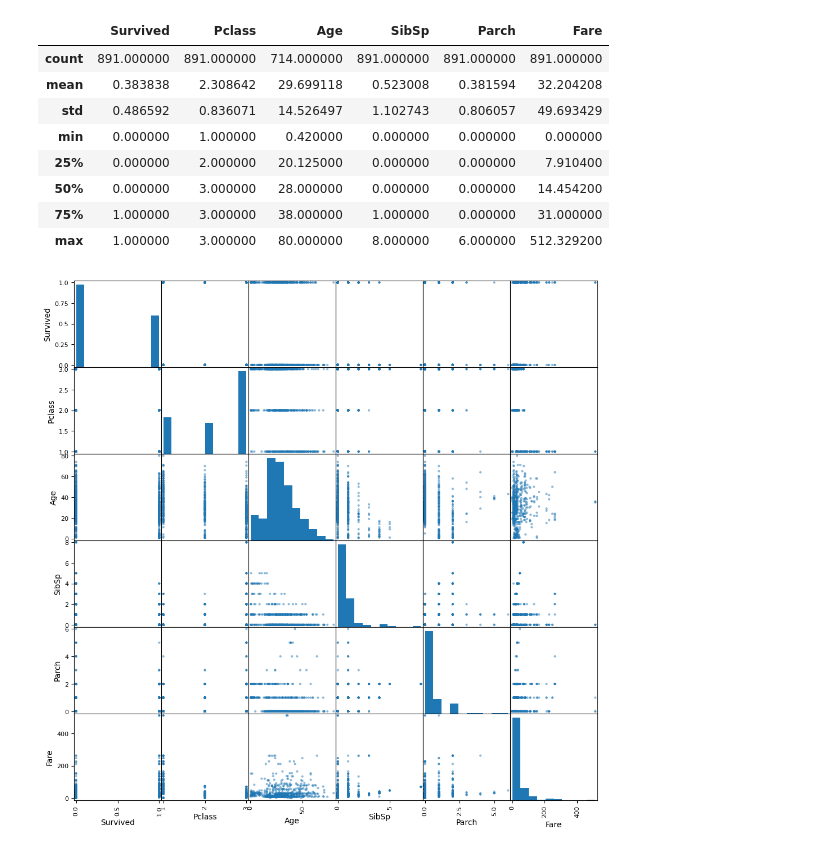
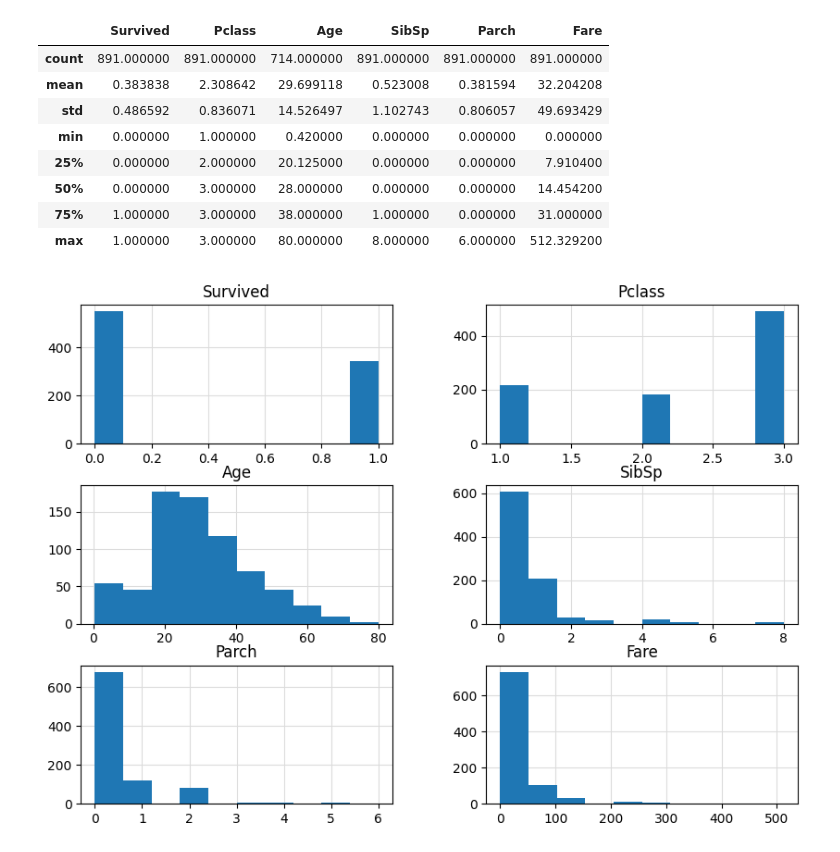
Before and after one commit to mldcastro/kaggle, a Jupyter notebook: src/explore_data.ipynb, the cells around one changed output. Drawn from its saved outputs; the diff is of its cells as text; code cells hidden in the pictures.

Commit message:
Add more plots to explore_data.ipynb

```diff
--- a/src/explore_data.ipynb
+++ b/src/explore_data.ipynb
@@ -79,18 +79,11 @@ train_df.describe()
 | 50% | 0.000000 | 3.000000 | 28.000000 | 0.000000 | 0.000000 | 14.454200 |
 | 75% | 1.000000 | 3.000000 | 38.000000 | 1.000000 | 0.000000 | 31.000000 |
 | max | 1.000000 | 3.000000 | 80.000000 | 8.000000 | 6.000000 | 512.329200 |
-# %%
-from pandas.plotting import scatter_matrix
-
-_NUMERIC_COLUMNS = train_df.select_dtypes(include="number").columns
-_NUM_NUMERIC_COLUMNS = _NUMERIC_COLUMNS.size
-
-fig = scatter_matrix(
-    train_df[_NUMERIC_COLUMNS],
-    figsize=(_NUM_NUMERIC_COLUMNS * 2, _NUM_NUMERIC_COLUMNS * 2),
-    grid=True,
-)
-
-# fig
-# %% [output]
-[figure, removed]
+# %%
+axes = train_df.hist(figsize=(10, 7))
+
+for ax in axes.flatten():
+    ax.grid(color="gainsboro")
+    ax.set_axisbelow(True)
+# %% [output]
+[figure, added]
```
Also changed, not shown: parts of 6 cells of this notebook.
